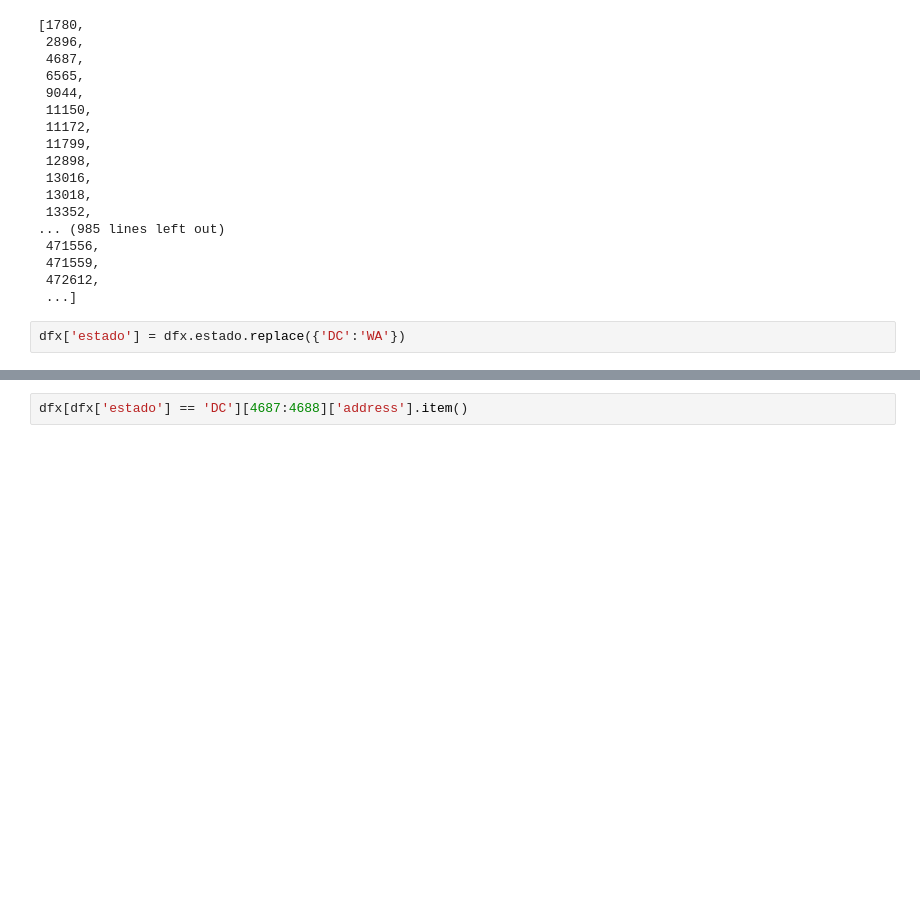
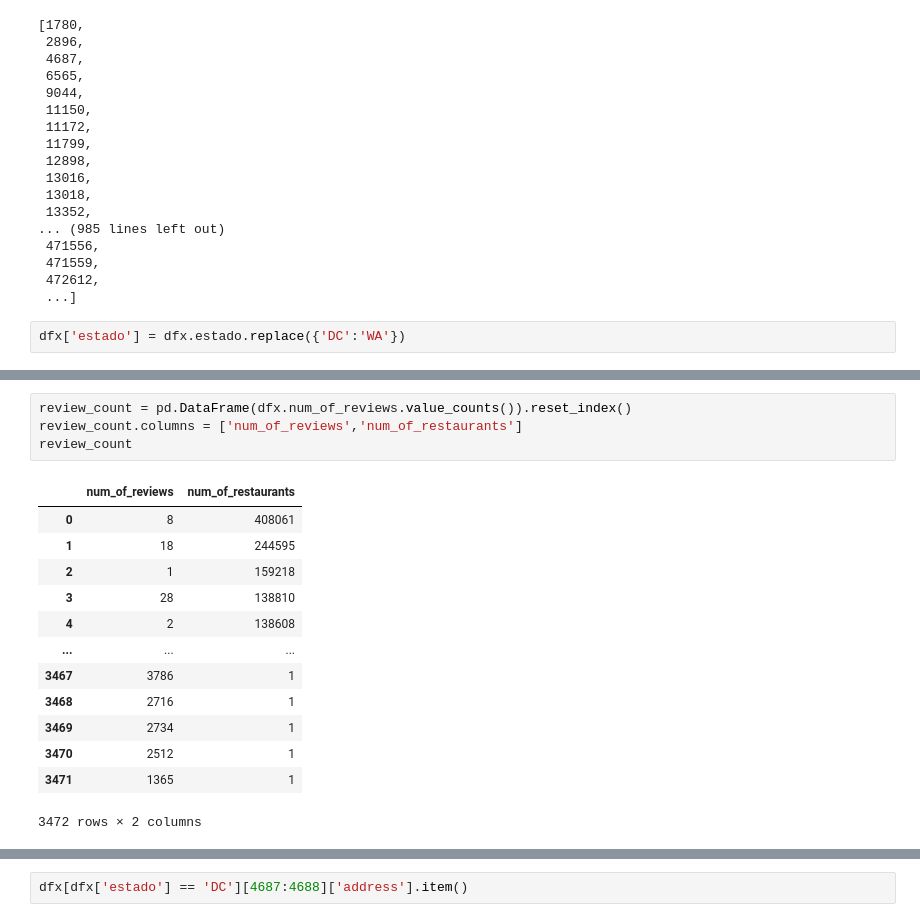
Before and after one commit to MatiasEmanuelBaez/ProyectoFinal-BigData, a Jupyter notebook: EDA/EDA_GoogleData.ipynb, the cells around one changed output, grey strips where cells are left out. Saved outputs shown, nothing was run; the diff lists cells and outputs as text; blank space fills up the shorter version.

```diff
--- a/EDA/EDA_GoogleData.ipynb
+++ b/EDA/EDA_GoogleData.ipynb
@@ -189,0 +260,18 @@ Name: estado, Length: 6512, dtype: object
+# %%
+review_count = pd.DataFrame(dfx.num_of_reviews.value_counts()).reset_index()
+review_count.columns = ['num_of_reviews','num_of_restaurants']
+review_count
+# %% [output]
+|  | num_of_reviews | num_of_restaurants |
+| 0 | 8 | 408061 |
+| 1 | 18 | 244595 |
+| 2 | 1 | 159218 |
+| 3 | 28 | 138810 |
+| 4 | 2 | 138608 |
+| ... | ... | ... |
+| 3467 | 3786 | 1 |
+| 3468 | 2716 | 1 |
+| 3469 | 2734 | 1 |
+| 3470 | 2512 | 1 |
+| 3471 | 1365 | 1 |
+3472 rows × 2 columns
```
Also changed, not shown: parts of 6 cells of this notebook, 1 other file.
